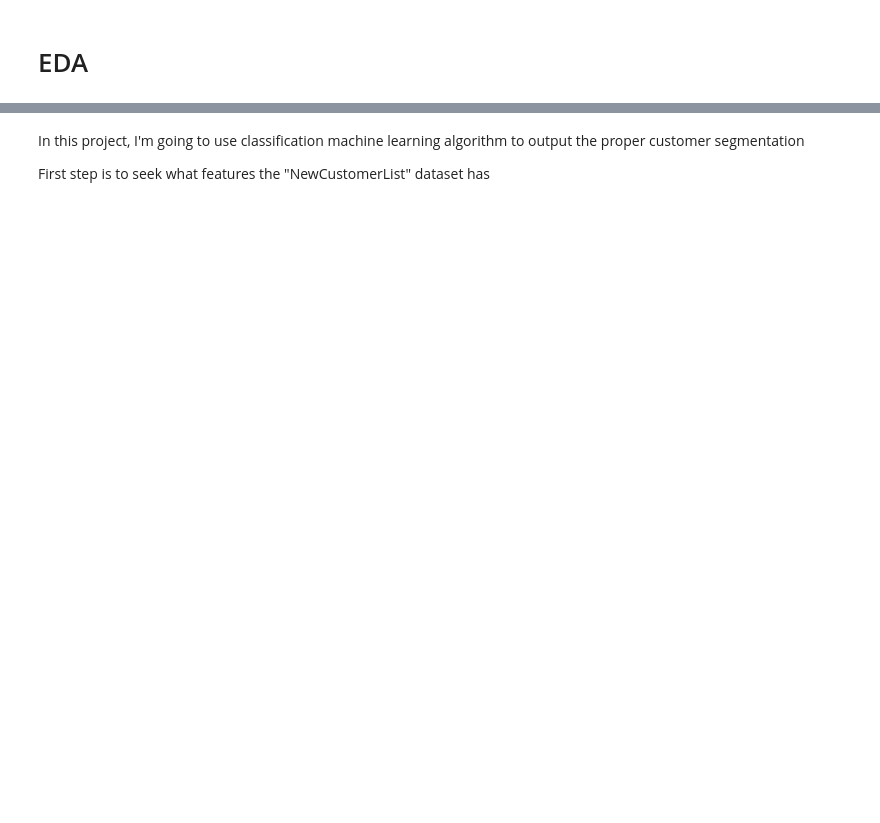
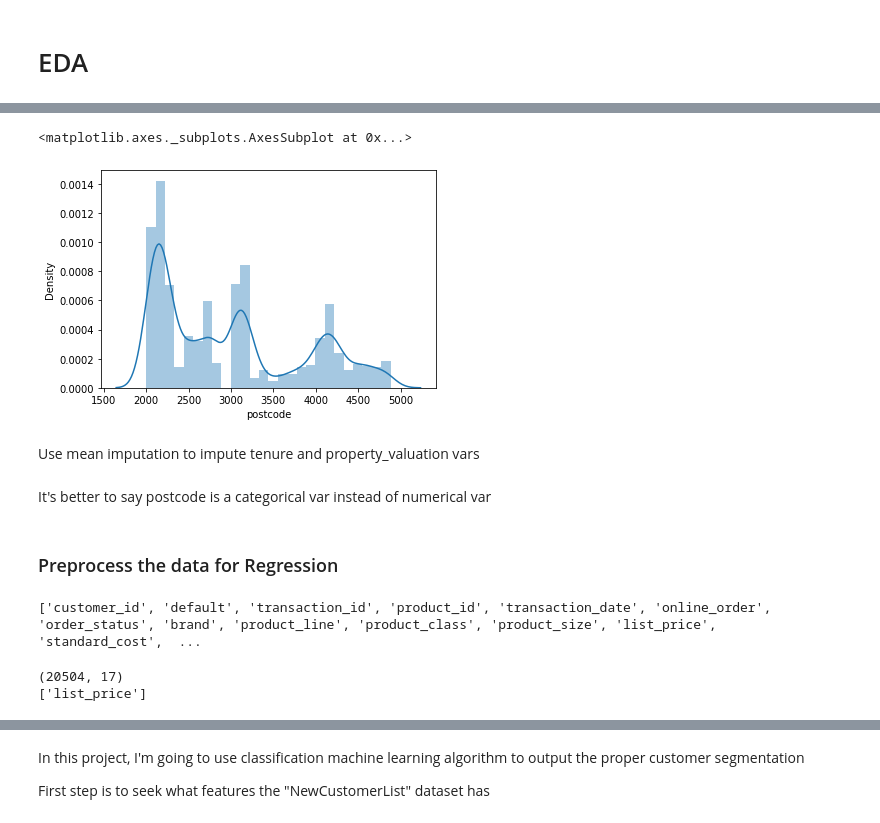
Before and after one commit to ZeanNi/KPMG-DataAnalytics-Consulting-Program, a Jupyter notebook: 2_Data_Insights/data_insight.ipynb, the cells around one changed output, grey strips where cells are left out. Cells and saved outputs as stored; diff of their text form; code cells hidden in the pictures; blank space fills up the shorter version.

```diff
--- a/2_Data_Insights/data_insight.ipynb
+++ b/2_Data_Insights/data_insight.ipynb
@@ -48,0 +242,7 @@ new_customer_list = pd.read_excel(path, sheet_name=2, header=1)
+# %%
+sns.distplot(data_cls.postcode)
+# %% [output]
+<matplotlib.axes._subplots.AxesSubplot at 0x...>
+[figure, added]
+# %% [markdown]
+Use mean imputation to impute tenure and property_valuation vars
@@ -48,0 +252,10 @@ new_customer_list = pd.read_excel(path, sheet_name=2, header=1)
+# %% [markdown]
+It's better to say postcode is a categorical var instead of numerical var
+# %% [markdown]
+### Preprocess the data for Regression
+# %%
+# Select the columns used for droping
+col_drop_reg = fulldata_col_notin_ncl.copy()
+col_drop_reg.remove('list_price')
+# %% [output]
+['customer_id', 'default', 'transaction_id', 'product_id', 'transaction_date', 'online_order', 'order_status', 'brand', 'product_line', 'product_class', 'product_size', 'list_price', 'standard_cost',  ...
@@ -48,0 +264,7 @@ new_customer_list = pd.read_excel(path, sheet_name=2, header=1)
+# %%
+print(data_reg.shape)
+test_col = [col for col in data_reg.columns if col not in new_customer_list.columns]
+print(test_col)
+# %% [output]
+(20504, 17)
+['list_price']
```
Also changed, not shown: parts of 47 cells of this notebook.
